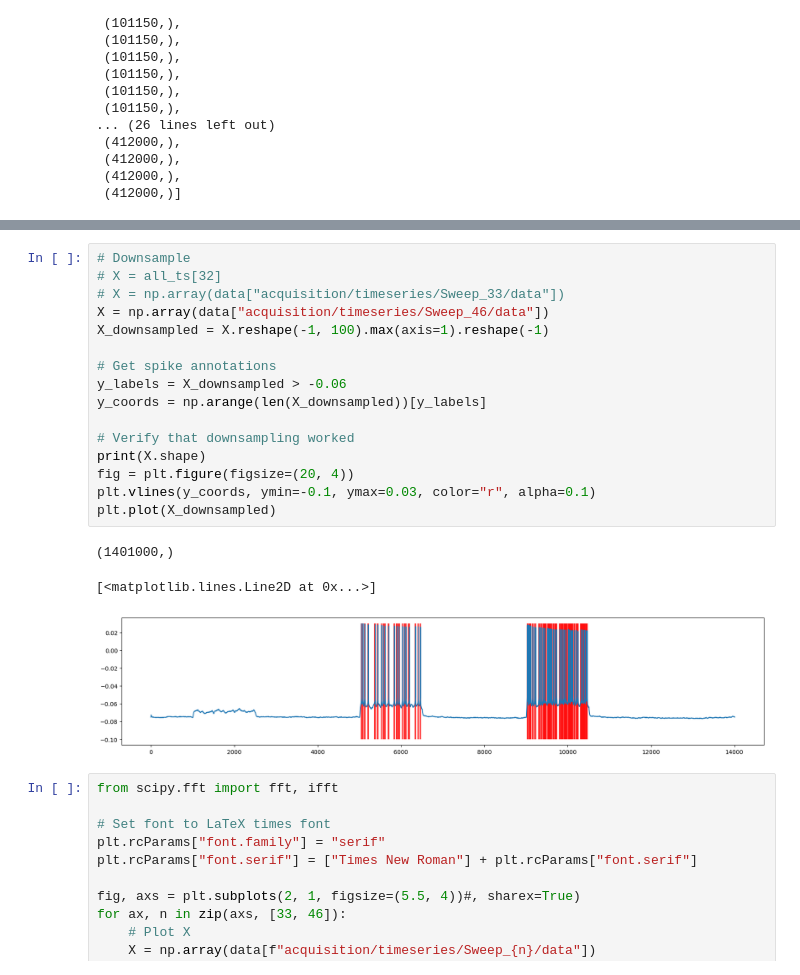
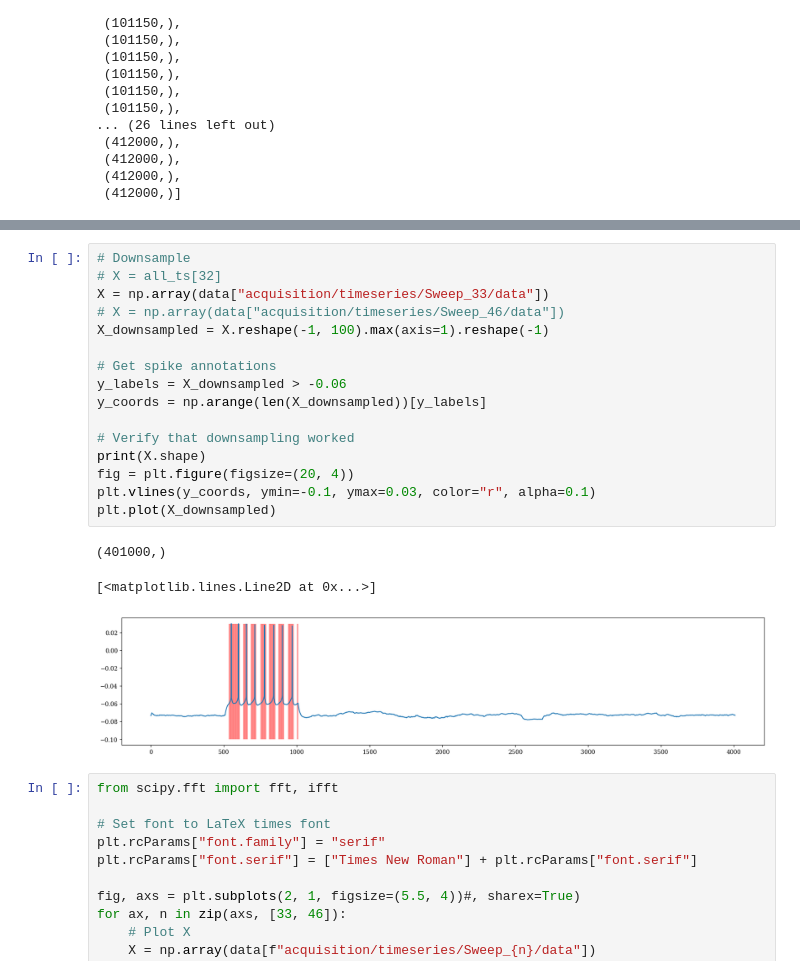
Before and after one commit to dydact/manify, a Jupyter notebook: notebooks/30_fourier.ipynb, the cells around one changed output, grey strips where cells are left out. Cells and saved outputs as stored; diff of their text form.

```diff
--- a/notebooks/30_fourier.ipynb
+++ b/notebooks/30_fourier.ipynb
@@ -62,23 +62,23 @@ for i in range(10):
 # %%
 # Downsample
 # X = all_ts[32]
-# X = np.array(data["acquisition/timeseries/Sweep_33/data"])
-X = np.array(data["acquisition/timeseries/Sweep_46/data"])
+X = np.array(data["acquisition/timeseries/Sweep_33/data"])
+# X = np.array(data["acquisition/timeseries/Sweep_46/data"])
 X_downsampled = X.reshape(-1, 100).max(axis=1).reshape(-1)
 
 # Get spike annotations
 y_labels = X_downsampled > -0.06
 y_coords = np.arange(len(X_downsampled))[y_labels]
 
 # Verify that downsampling worked
 print(X.shape)
 fig = plt.figure(figsize=(20, 4))
 plt.vlines(y_coords, ymin=-0.1, ymax=0.03, color="r", alpha=0.1)
 plt.plot(X_downsampled)
 # %% [output]
-(1401000,)
+(401000,)
 [<matplotlib.lines.Line2D at 0x...>]
-[figure, old version]
+[figure, new version]
 # %%
 from scipy.fft import fft, ifft
 
```
Also changed, not shown: parts of 3 cells of this notebook, 5 other files.
